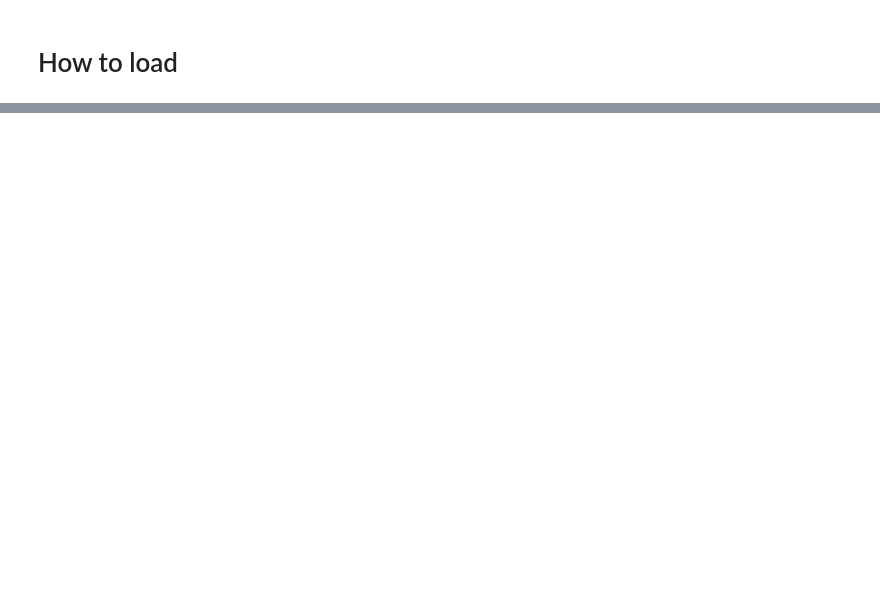
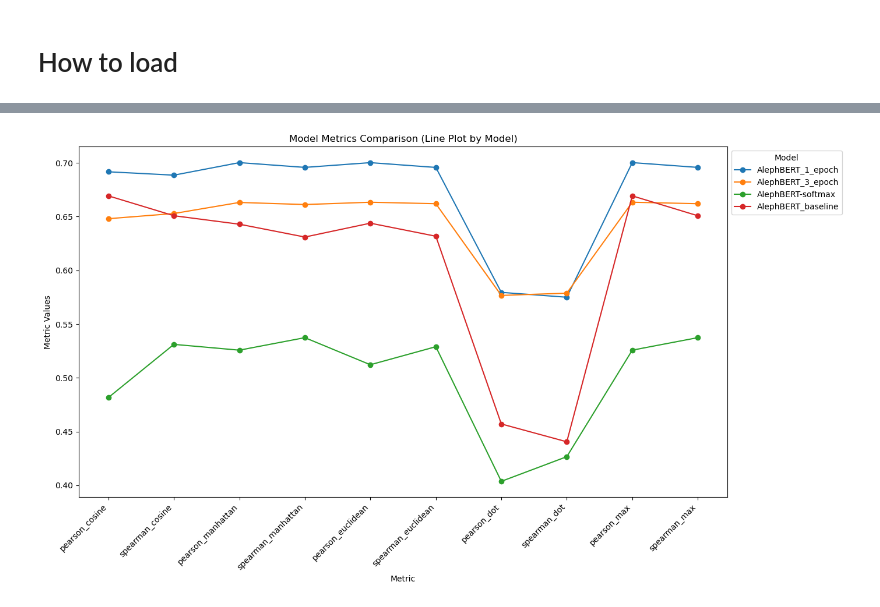
Before and after one commit to Nminsker/NLP-Project, a Jupyter notebook: NLP_Project.ipynb, the cells around one changed output, grey strips where cells are left out. Saved outputs shown, nothing was run; the diff lists cells and outputs as text; code cells hidden in the pictures; blank space fills up the shorter version.

```diff
--- a/NLP_Project.ipynb
+++ b/NLP_Project.ipynb
@@ -291,0 +342,4 @@ Found existing model: AlephBERT, loading it.
+# %%
+plotByModels(df, "AlephBERT")
+# %% [output]
+[figure, added]
```
Also changed, not shown: parts of 27 cells of this notebook, 1 other file.
